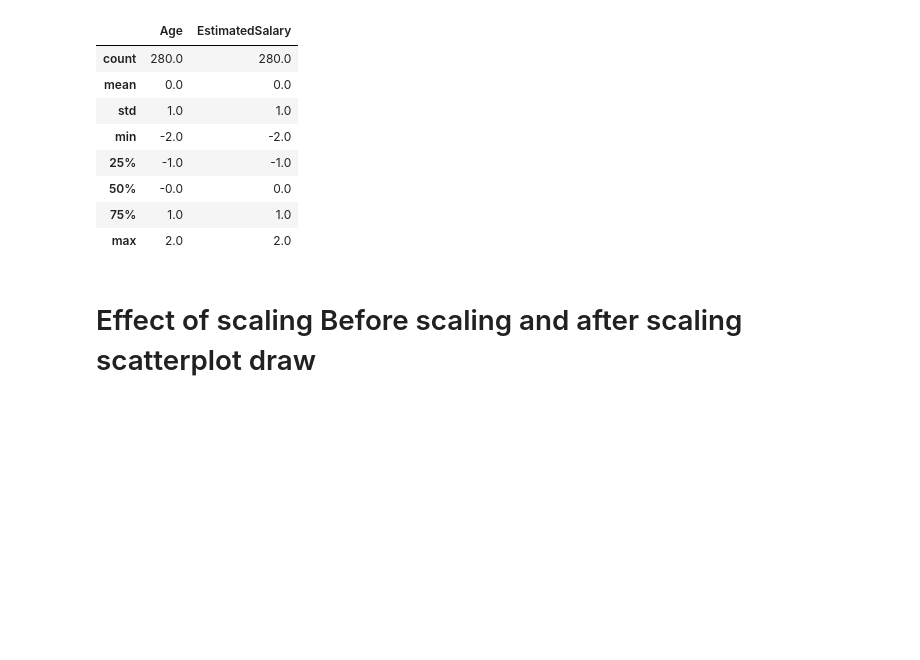
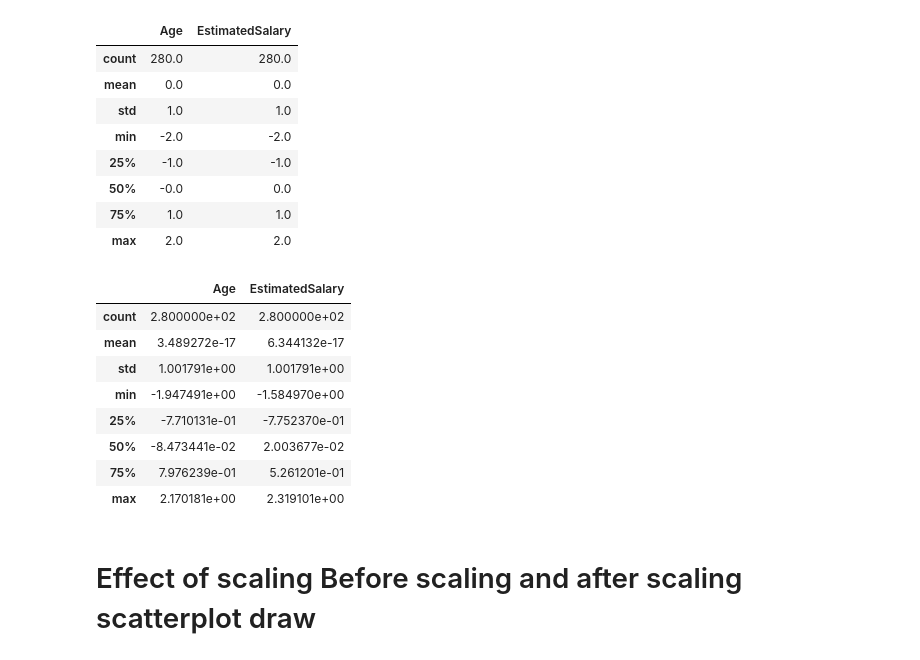
Before and after one commit to subenakhatun/Professional-Certificate-in-Python-for-Machine-Learning-and-Data-Science, a Jupyter notebook: MachineLearning/FeatureEngineering/featureengineering.ipynb, the cells around one changed output. Saved outputs shown, nothing was run; the diff lists cells and outputs as text; code cells hidden in the pictures; blank space fills up the shorter version.

```diff
--- a/MachineLearning/FeatureEngineering/featureengineering.ipynb
+++ b/MachineLearning/FeatureEngineering/featureengineering.ipynb
@@ -173,5 +173,18 @@ np.round(X_train_scaled.describe())
 | 50% | -0.0 | 0.0 |
 | 75% | 1.0 | 1.0 |
 | max | 2.0 | 2.0 |
+# %%
+# np.round show better view
+X_train_scaled.describe()
+# %% [output]
+|  | Age | EstimatedSalary |
+| count | 2.800000e+02 | 2.800000e+02 |
+| mean | 3.489272e-17 | 6.344132e-17 |
+| std | 1.001791e+00 | 1.001791e+00 |
+| min | -1.947491e+00 | -1.584970e+00 |
+| 25% | -7.710131e-01 | -7.752370e-01 |
+| 50% | -8.473441e-02 | 2.003677e-02 |
+| 75% | 7.976239e-01 | 5.261201e-01 |
+| max | 2.170181e+00 | 2.319101e+00 |
 # %% [markdown]
 # Effect of scaling Before scaling and after scaling scatterplot draw
```
Also changed, not shown: parts of 1 cell of this notebook.
